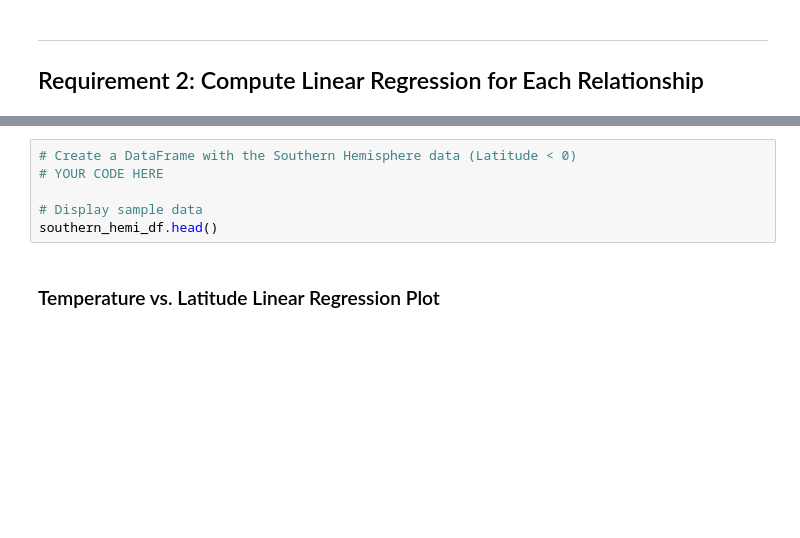
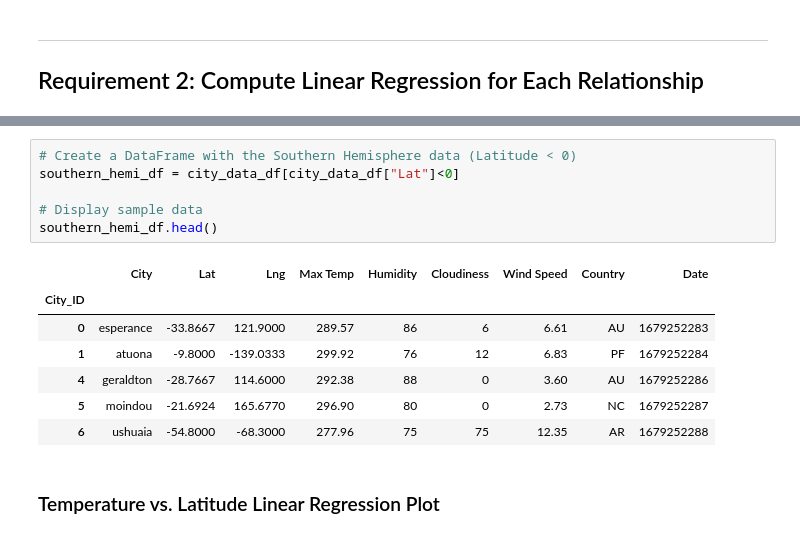
Before and after one commit to maderamel/python-api-challenge, a Jupyter notebook: WeatherPy.ipynb, the cells around one changed output, grey strips where cells are left out. Saved outputs shown, nothing was run; the diff lists cells and outputs as text; blank space fills up the shorter version.

```diff
--- a/WeatherPy.ipynb
+++ b/WeatherPy.ipynb
@@ -289,9 +303,17 @@ northern_hemi_df.head()
 # %%
 # Create a DataFrame with the Southern Hemisphere data (Latitude < 0)
-# YOUR CODE HERE
+southern_hemi_df = city_data_df[city_data_df["Lat"]<0]
 
 # Display sample data
 southern_hemi_df.head()
+# %% [output]
+|  | City | Lat | Lng | Max Temp | Humidity | Cloudiness | Wind Speed | Country | Date |
+| City_ID |  |  |  |  |  |  |  |  |  |
+| 0 | esperance | -33.8667 | 121.9000 | 289.57 | 86 | 6 | 6.61 | AU | 1679252283 |
+| 1 | atuona | -9.8000 | -139.0333 | 299.92 | 76 | 12 | 6.83 | PF | 1679252284 |
+| 4 | geraldton | -28.7667 | 114.6000 | 292.38 | 88 | 0 | 3.60 | AU | 1679252286 |
+| 5 | moindou | -21.6924 | 165.6770 | 296.90 | 80 | 0 | 2.73 | NC | 1679252287 |
+| 6 | ushuaia | -54.8000 | -68.3000 | 277.96 | 75 | 75 | 12.35 | AR | 1679252288 |
 # %% [markdown]
 ###  Temperature vs. Latitude Linear Regression Plot
 # %%
```
Also changed, not shown: parts of 3 cells of this notebook.
